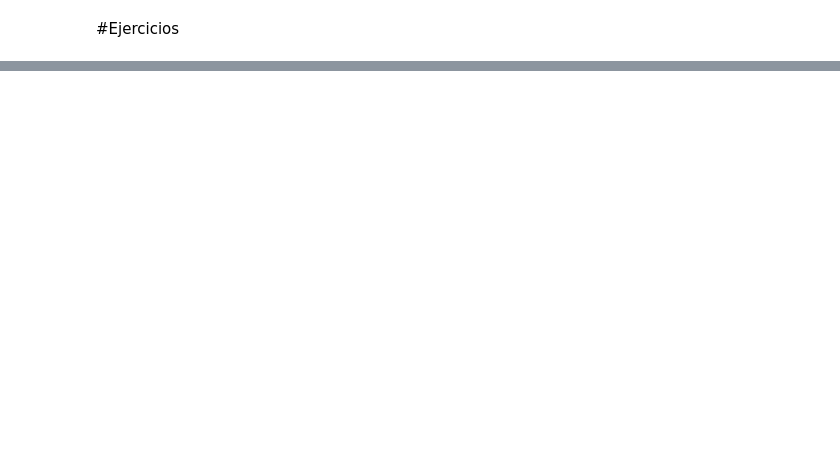
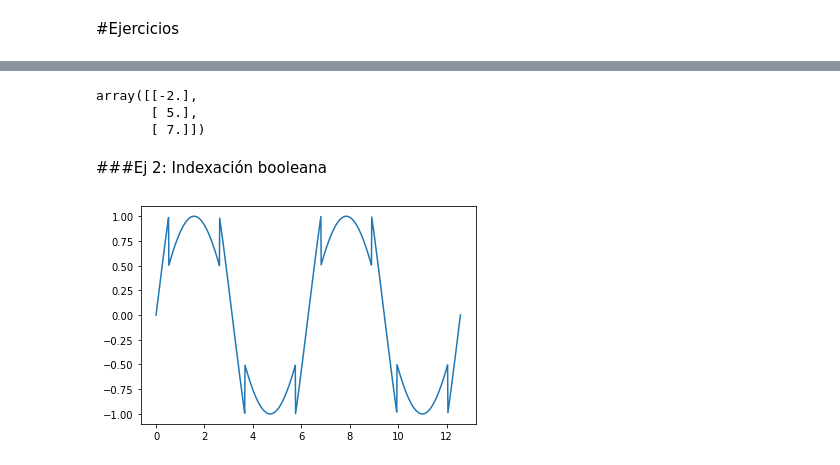
Before and after one commit to mamenaca/curso_python_esp_estadistica, a Jupyter notebook: unidad3.ipynb, the cells around one changed output, grey strips where cells are left out. Drawn from its saved outputs; the diff is of its cells as text; code cells hidden in the pictures; blank space fills up the shorter version.

```diff
--- a/unidad3.ipynb
+++ b/unidad3.ipynb
@@ -400,0 +513,7 @@ Scipy
+# %%
+x2=numpy.matmul(Ai,b)
+x2
+# %% [output]
+array([[-2.],
+       [ 5.],
+       [ 7.]])
@@ -400,0 +523,2 @@ Scipy
+# %% [markdown]
+###Ej 2: Indexación booleana
@@ -400,0 +527,11 @@ Scipy
+# %%
+x=numpy.linspace(0,4*numpy.pi,1000)
+y=numpy.sin(x)
+# %%
+pyplot.figure()
+filtro=(y<0.5 )& (y>-0.5)
+y[filtro]=y[filtro]*2
+pyplot.plot(x,y)
+pyplot.show()
+# %% [output]
+[figure, added]
```
Also changed, not shown: parts of 51 cells of this notebook.
